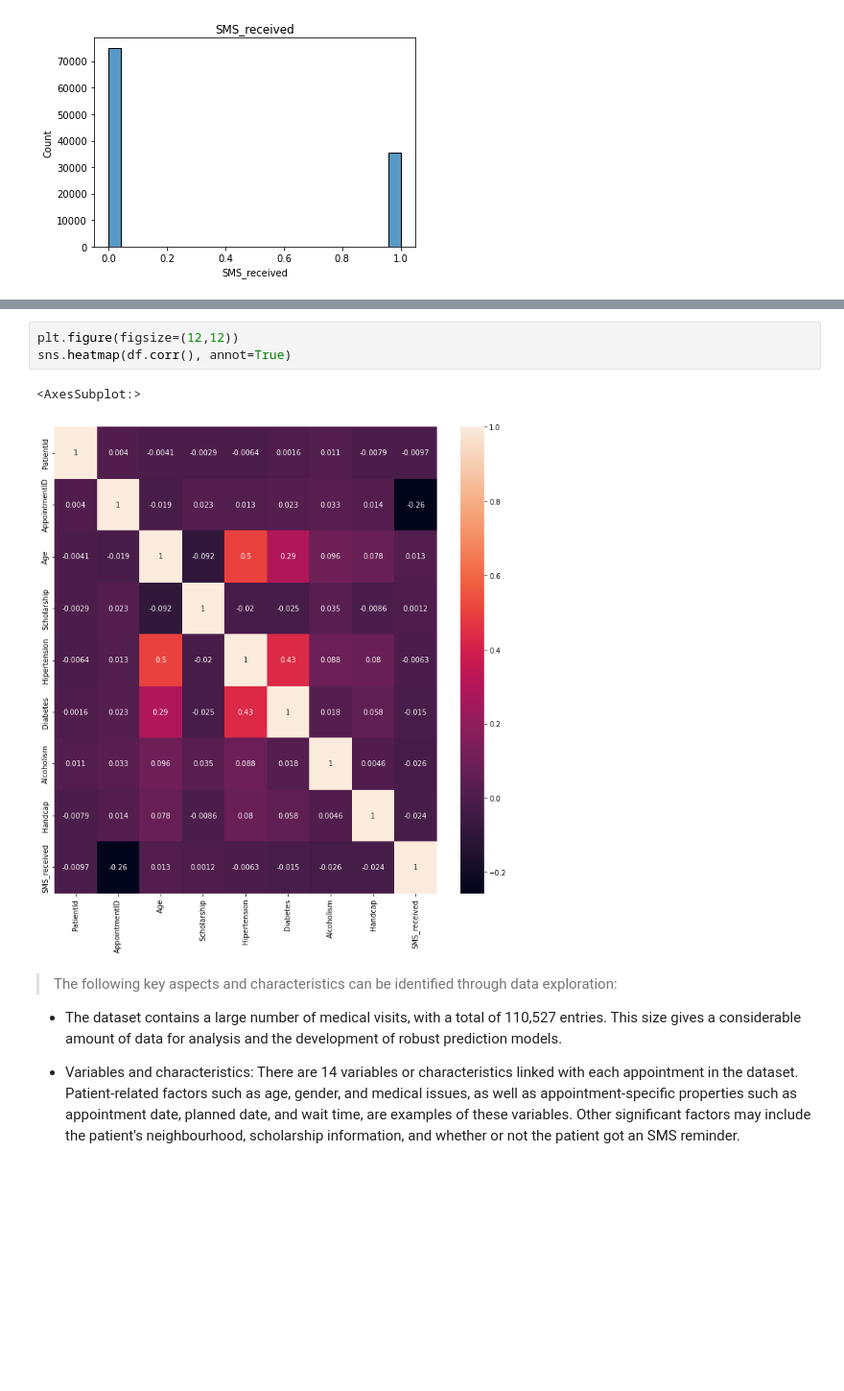
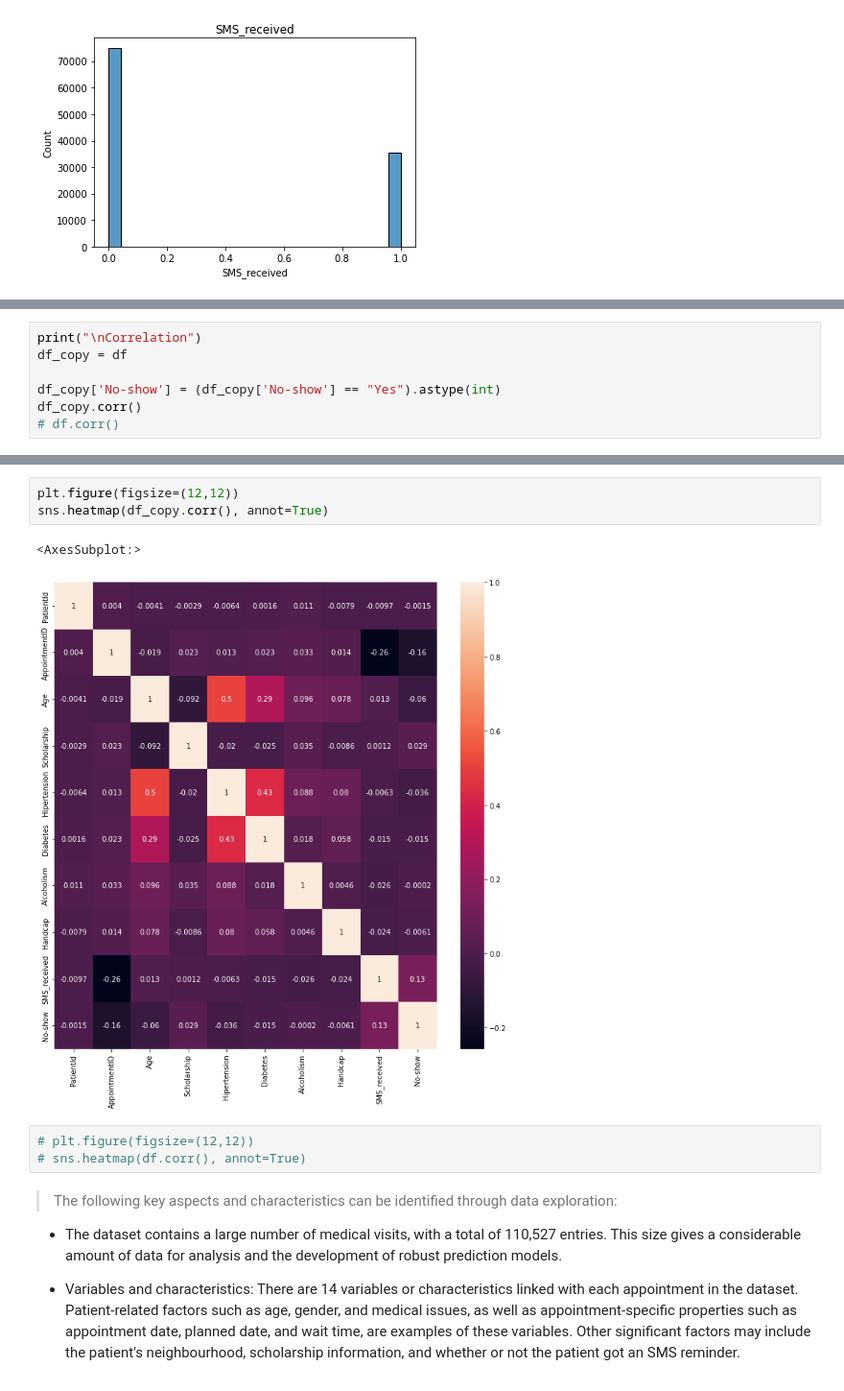
Before and after one commit to philipobiorah/no_show_appointments, a Jupyter notebook: No_show_appointments.ipynb, the cells around one changed output, grey strips where cells are left out. Shown at 96% size. Cells and saved outputs as stored; diff of their text form; blank space fills up the shorter version.

```diff
--- a/No_show_appointments.ipynb
+++ b/No_show_appointments.ipynb
@@ -254,0 +486,7 @@ Correlation
+# %%
+print("\nCorrelation")
+df_copy = df
+
+df_copy['No-show'] = (df_copy['No-show'] == "Yes").astype(int)
+df_copy.corr()
+# df.corr()
@@ -255,9 +506,12 @@ Correlation
 # %%
 plt.figure(figsize=(12,12))
-sns.heatmap(df.corr(), annot=True)
+sns.heatmap(df_copy.corr(), annot=True)
 # %% [output]
 <AxesSubplot:>
-[figure, old version]
+[figure, new version]
+# %%
+# plt.figure(figsize=(12,12))
+# sns.heatmap(df.corr(), annot=True)
 # %% [markdown]
 
 
```
Also changed, not shown: parts of 36 cells of this notebook, 1 other file.
